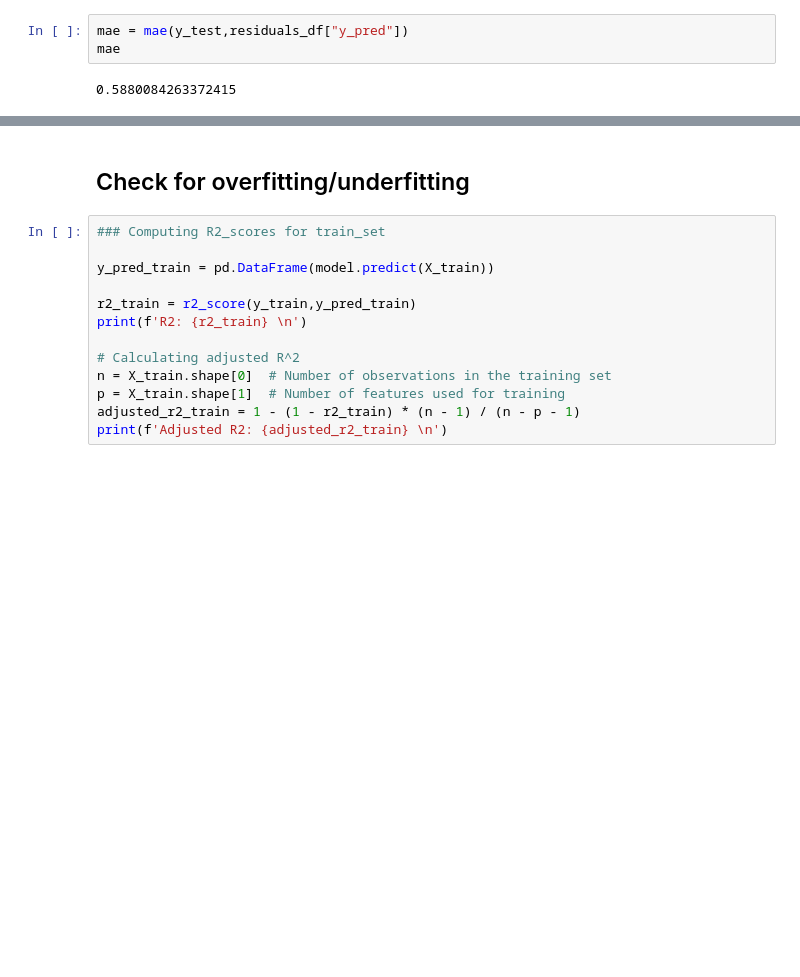
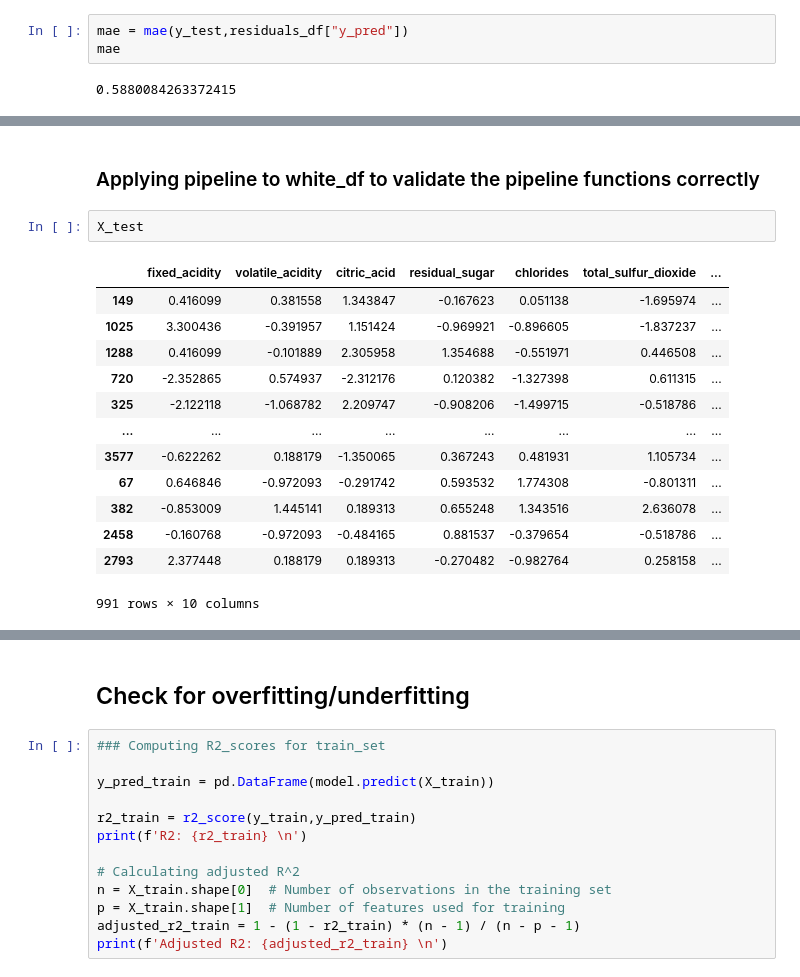
Before and after one commit to JKenny333/Mid_term_project, a Jupyter notebook: notebooks/White_wine_quality_predictor .ipynb, the cells around one changed output, grey strips where cells are left out. Cells and saved outputs as stored; diff of their text form; blank space fills up the shorter version.

```diff
--- a/notebooks/White_wine_quality_predictor .ipynb
+++ b/notebooks/White_wine_quality_predictor .ipynb
@@ -343,0 +401,18 @@ strong multicollinearity or other numerical problems.
+# %% [markdown]
+### Applying pipeline to white_df to validate the pipeline functions correctly
+# %%
+X_test
+# %% [output]
+|  | fixed_acidity | volatile_acidity | citric_acid | residual_sugar | chlorides | total_sulfur_dioxide | ... |
+| 149 | 0.416099 | 0.381558 | 1.343847 | -0.167623 | 0.051138 | -1.695974 | ... |
+| 1025 | 3.300436 | -0.391957 | 1.151424 | -0.969921 | -0.896605 | -1.837237 | ... |
+| 1288 | 0.416099 | -0.101889 | 2.305958 | 1.354688 | -0.551971 | 0.446508 | ... |
+| 720 | -2.352865 | 0.574937 | -2.312176 | 0.120382 | -1.327398 | 0.611315 | ... |
+| 325 | -2.122118 | -1.068782 | 2.209747 | -0.908206 | -1.499715 | -0.518786 | ... |
+| ... | ... | ... | ... | ... | ... | ... | ... |
+| 3577 | -0.622262 | 0.188179 | -1.350065 | 0.367243 | 0.481931 | 1.105734 | ... |
+| 67 | 0.646846 | -0.972093 | -0.291742 | 0.593532 | 1.774308 | -0.801311 | ... |
+| 382 | -0.853009 | 1.445141 | 0.189313 | 0.655248 | 1.343516 | 2.636078 | ... |
+| 2458 | -0.160768 | -0.972093 | -0.484165 | 0.881537 | -0.379654 | -0.518786 | ... |
+| 2793 | 2.377448 | 0.188179 | 0.189313 | -0.270482 | -0.982764 | 0.258158 | ... |
+991 rows × 10 columns
```
Also changed, not shown: parts of 9 cells of this notebook, 5 other files.
